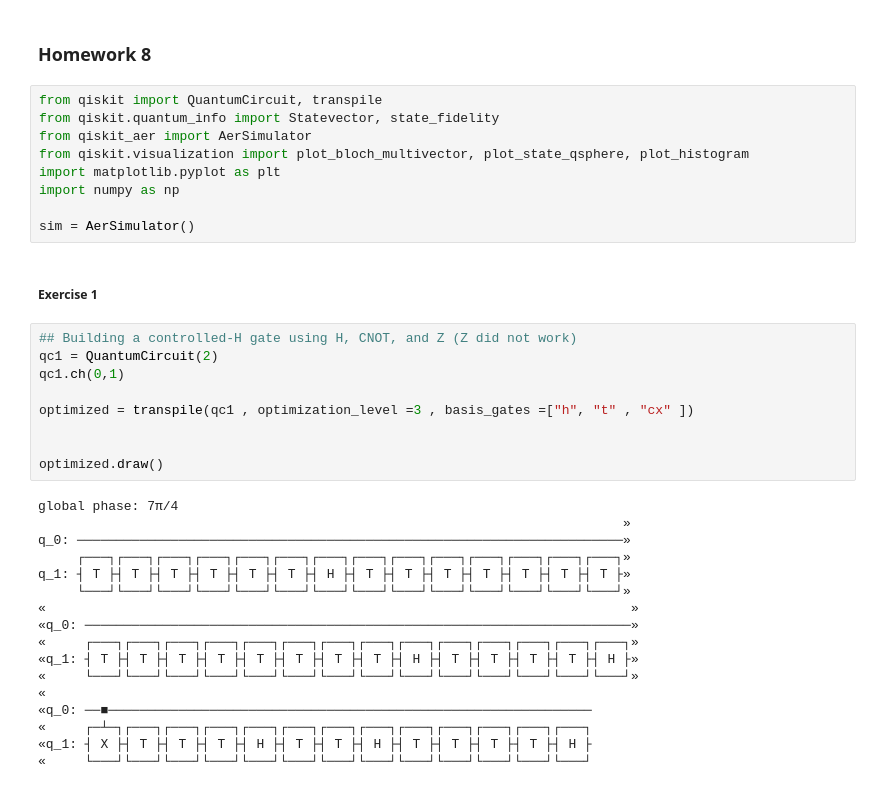
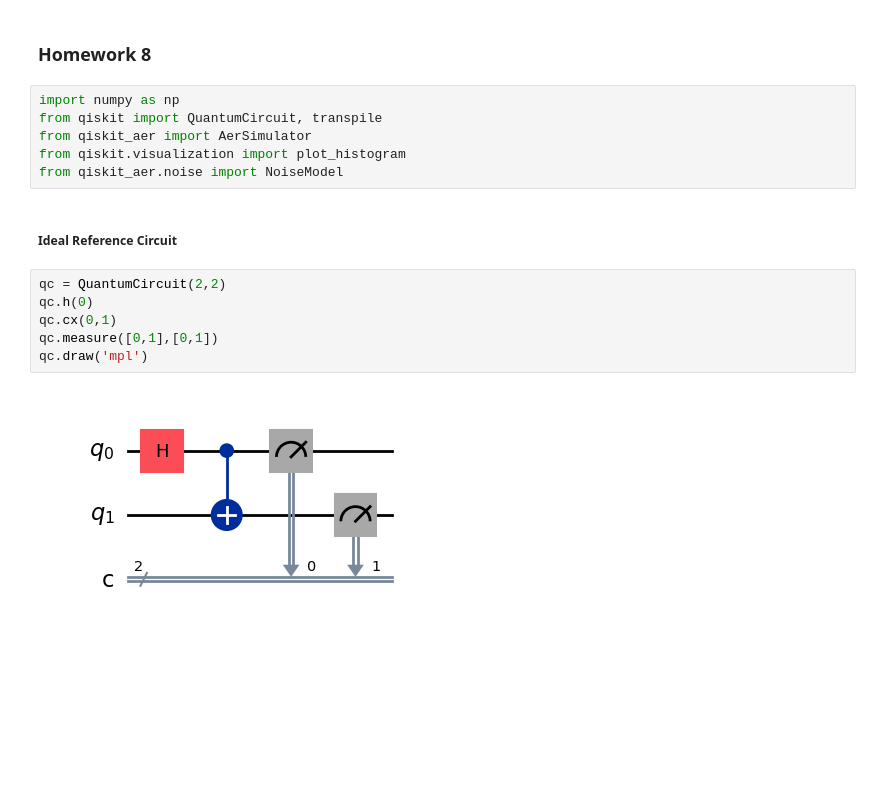
Before and after one commit to MatthewJarek/Quantum_Information_Lab, a Jupyter notebook: Homeworks/Homework_8/QILab_Homework_8.ipynb, the cells around one changed output. Saved outputs shown, nothing was run; the diff lists cells and outputs as text; blank space fills up the shorter version.

```diff
--- a/Homeworks/Homework_8/QILab_Homework_8.ipynb
+++ b/Homeworks/Homework_8/QILab_Homework_8.ipynb
@@ -1,39 +1,18 @@
 # %% [markdown]
 ### Homework 8 ###
 # %%
+import numpy as np
 from qiskit import QuantumCircuit, transpile
-from qiskit.quantum_info import Statevector, state_fidelity
 from qiskit_aer import AerSimulator
-from qiskit.visualization import plot_bloch_multivector, plot_state_qsphere, plot_histogram
-import matplotlib.pyplot as plt
-import numpy as np
-
-sim = AerSimulator()
+from qiskit.visualization import plot_histogram
+from qiskit_aer.noise import NoiseModel
 # %% [markdown]
-##### Exercise 1 #####
+##### Ideal Reference Circuit #####
 # %%
-## Building a controlled-H gate using H, CNOT, and Z (Z did not work)
-qc1 = QuantumCircuit(2)
-qc1.ch(0,1)
-
-optimized = transpile(qc1 , optimization_level =3 , basis_gates =["h", "t" , "cx" ])
-
-
-optimized.draw()
+qc = QuantumCircuit(2,2)
+qc.h(0)
+qc.cx(0,1)
+qc.measure([0,1],[0,1])
+qc.draw('mpl')
 # %% [output]
-global phase: 7π/4
-                                                                           »
-q_0: ──────────────────────────────────────────────────────────────────────»
-     ┌───┐┌───┐┌───┐┌───┐┌───┐┌───┐┌───┐┌───┐┌───┐┌───┐┌───┐┌───┐┌───┐┌───┐»
-q_1: ┤ T ├┤ T ├┤ T ├┤ T ├┤ T ├┤ T ├┤ H ├┤ T ├┤ T ├┤ T ├┤ T ├┤ T ├┤ T ├┤ T ├»
-     └───┘└───┘└───┘└───┘└───┘└───┘└───┘└───┘└───┘└───┘└───┘└───┘└───┘└───┘»
-«                                                                           »
-«q_0: ──────────────────────────────────────────────────────────────────────»
-«     ┌───┐┌───┐┌───┐┌───┐┌───┐┌───┐┌───┐┌───┐┌───┐┌───┐┌───┐┌───┐┌───┐┌───┐»
-«q_1: ┤ T ├┤ T ├┤ T ├┤ T ├┤ T ├┤ T ├┤ T ├┤ T ├┤ H ├┤ T ├┤ T ├┤ T ├┤ T ├┤ H ├»
-«     └───┘└───┘└───┘└───┘└───┘└───┘└───┘└───┘└───┘└───┘└───┘└───┘└───┘└───┘»
-«
-«q_0: ──■──────────────────────────────────────────────────────────────
-«     ┌─┴─┐┌───┐┌───┐┌───┐┌───┐┌───┐┌───┐┌───┐┌───┐┌───┐┌───┐┌───┐┌───┐
-«q_1: ┤ X ├┤ T ├┤ T ├┤ T ├┤ H ├┤ T ├┤ T ├┤ H ├┤ T ├┤ T ├┤ T ├┤ T ├┤ H ├
-«     └───┘└───┘└───┘└───┘└───┘└───┘└───┘└───┘└───┘└───┘└───┘└───┘└───┘
+[figure, added]
```
Also changed, not shown: parts of 17 cells of this notebook, 4 other files.
